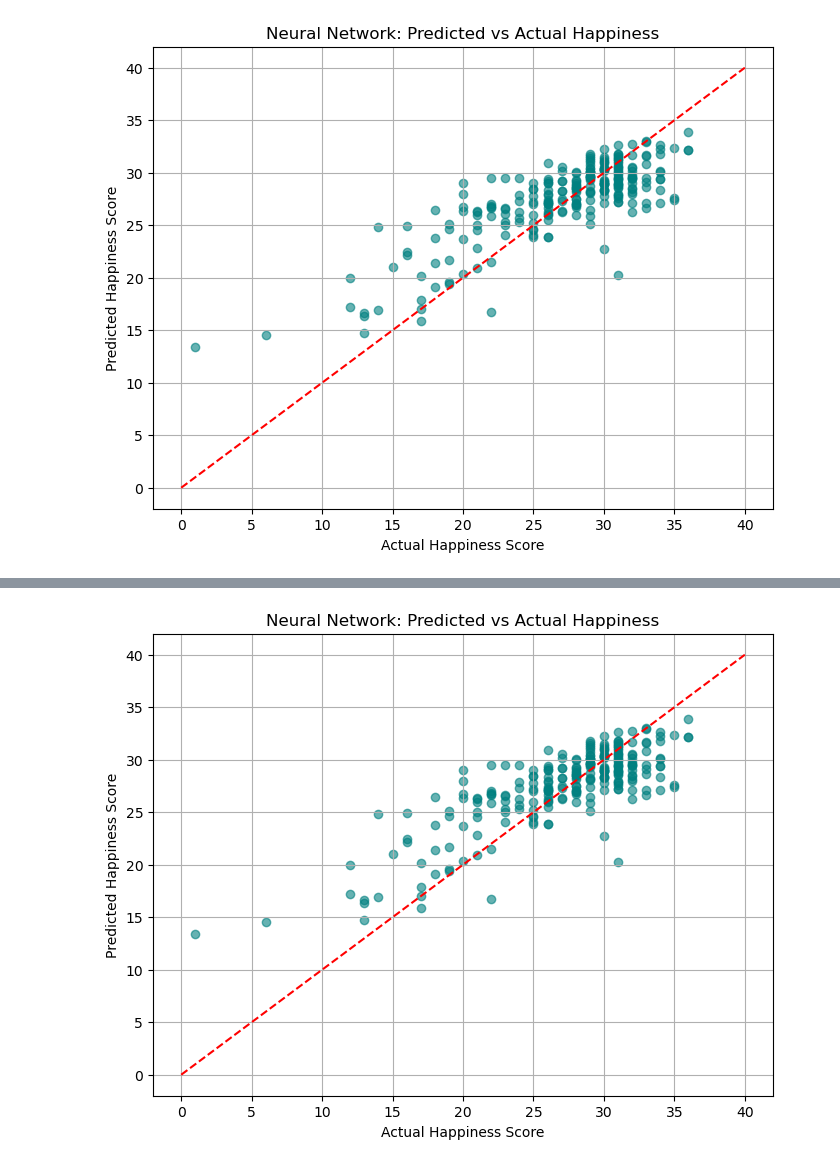
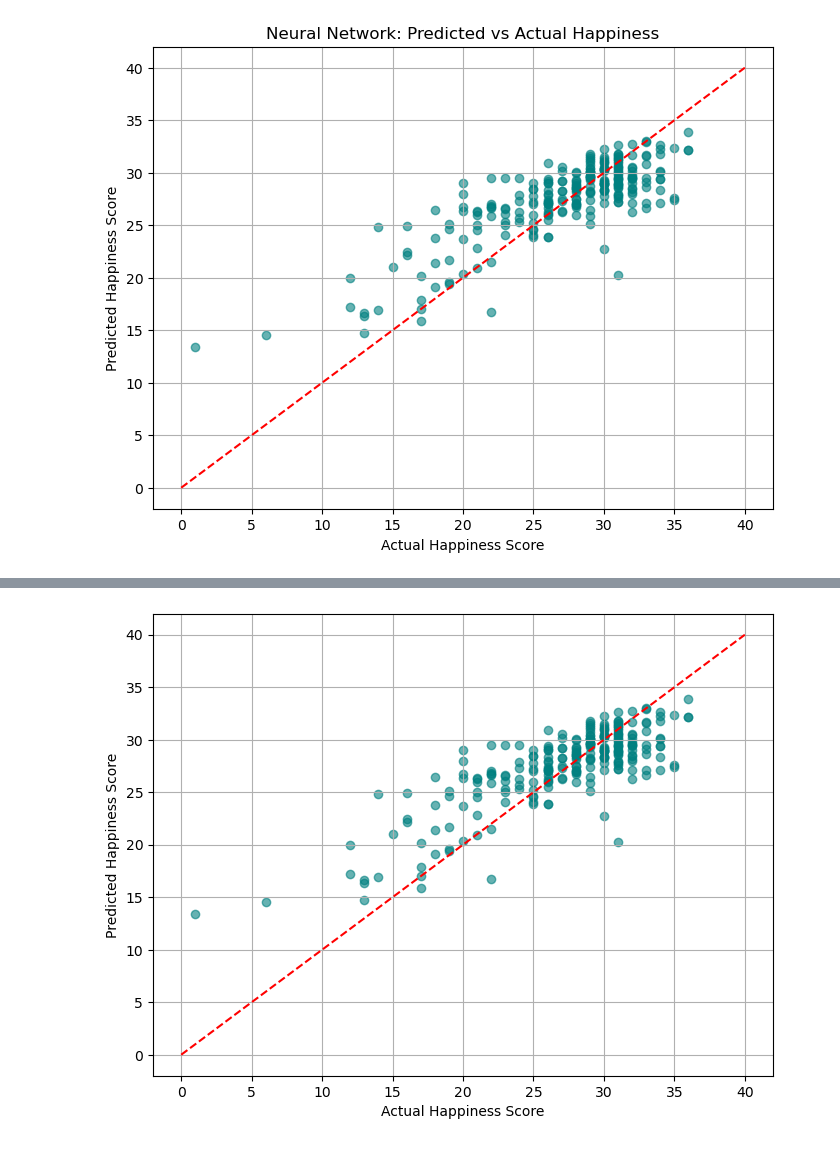
Before and after one commit to noellereid/Data-Science-Capstone, a Jupyter notebook: capstone_project.ipynb, the cells around one changed output, grey strips where cells are left out. Cells and saved outputs as stored; diff of their text form; code cells hidden in the pictures.

```diff
--- a/capstone_project.ipynb
+++ b/capstone_project.ipynb
@@ -1876,12 +2125,12 @@ Cross-Validated RMSE: 4.9087
 # %%
 # Plot
 plt.figure(figsize=(8, 6))
 plt.scatter(actuals, predictions, alpha=0.6, color='teal')
 plt.plot([0, 40], [0, 40], '--', color='red')  # Line y = x
 plt.xlabel('Actual Happiness Score')
 plt.ylabel('Predicted Happiness Score')
-plt.title('Neural Network: Predicted vs Actual Happiness')
+#plt.title('Neural Network: Predicted vs Actual Happiness')
 plt.grid(True)
 plt.show()
 # %% [output]
-[figure, old version]
+[figure, new version]
```
Also changed, not shown: parts of 25 cells of this notebook.
